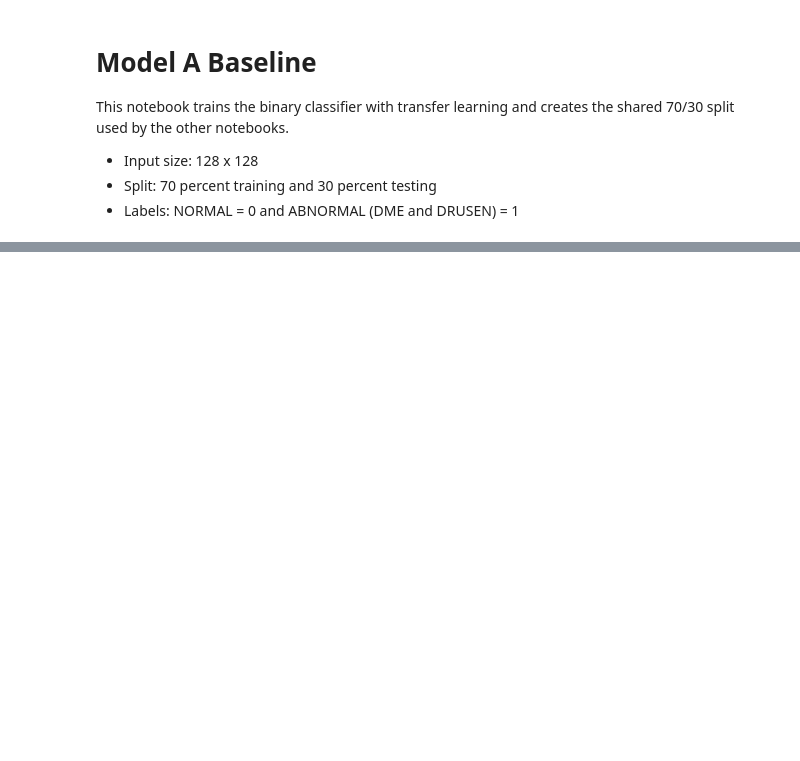
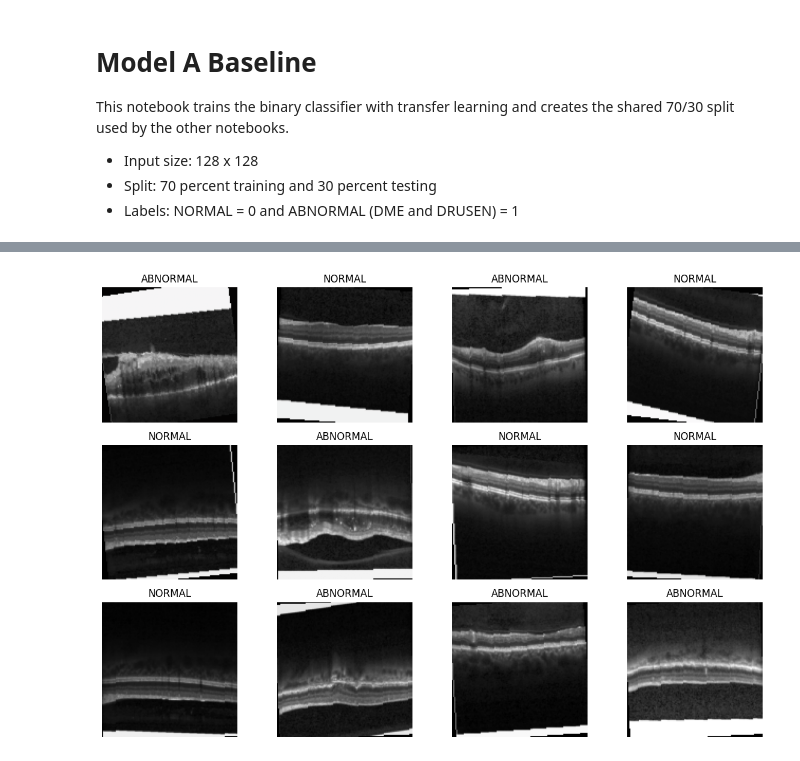
Before and after one commit to ajaydsudhir/OCT-SRGAN, a Jupyter notebook: notebooks/model_a.ipynb, the cells around one changed output, grey strips where cells are left out. Saved outputs shown, nothing was run; the diff lists cells and outputs as text; code cells hidden in the pictures; blank space fills up the shorter version.

```diff
--- a/notebooks/model_a.ipynb
+++ b/notebooks/model_a.ipynb
@@ -35,7 +53,8 @@ torch.backends.cudnn.benchmark = False
 # %%
 label_map = {"NORMAL": 0, "DME": 1, "DRUSEN": 1}
 
-# Locate the project root directory.def find_root():
+# Locate the project root directory.
+def find_root():
     cwd = Path.cwd().resolve()
     for root in [cwd, *cwd.parents]:
         if (root / "notebooks").exists() and (root / "requirements.txt").exists():
@@ -45,7 +64,8 @@ label_map = {"NORMAL": 0, "DME": 1, "DRUSEN": 1}
             return root
     return cwd
 
-# Locate the dataset directory.def find_data(root_dir):
+# Locate the dataset directory.
+def find_data(root_dir):
     data_dir = root_dir / "data"
     if (data_dir / "train").exists() and (data_dir / "test").exists():
         return data_dir
@@ -85,6 +112,7 @@ learn_rate = 1e-4
 worker_n = 2
 # %%
-# Collect image paths and binary labels.def collect_rows(data_dir):
+# Collect image paths and binary labels.
+def collect_rows(data_dir):
     ext_set = {".tif"}
     row_list = []
     if not data_dir.exists():
@@ -150,15 +187,19 @@ eval_tf = transforms.Compose([
     transforms.Normalize([0.485, 0.456, 0.406], [0.229, 0.224, 0.225]),
 ])
 
-# Dataset wrapper for OCT image classification.class OCTSet(Dataset):
-    # Initialize class state.    def __init__(self, data_df, img_tf):
+# Dataset wrapper for OCT image classification.
+class OCTSet(Dataset):
+    # Initialize class state.
+    def __init__(self, data_df, img_tf):
         self.data_df = data_df.reset_index(drop=True)
         self.img_tf = img_tf
 
-    # Return the dataset size.    def __len__(self):
+    # Return the dataset size.
+    def __len__(self):
         return len(self.data_df)
 
-    # Return a single sample.    def __getitem__(self, idx):
+    # Return a single sample.
+    def __getitem__(self, idx):
         row = self.data_df.iloc[idx]
         img = Image.open(row["path"]).convert("RGB")
         img_x = self.img_tf(img)
@@ -171,33 +212,35 @@ test_set = OCTSet(test_df, eval_tf)
 train_loader = DataLoader(
     train_set,
     batch_size=batch_size,
     shuffle=True,
     num_workers=worker_n,
     pin_memory=True,
 )
 test_loader = DataLoader(
     test_set,
     batch_size=batch_size,
     shuffle=False,
     num_workers=worker_n,
     pin_memory=True,
 )
 
 # Below is to help visualize some of the training images after transformations, denormalizing them back to [0, 1] range for display.
 def denorm_img(img_x):
     img_mean = torch.tensor([0.485, 0.456, 0.406]).view(3, 1, 1)
     img_std = torch.tensor([0.229, 0.224, 0.225]).view(3, 1, 1)
     return (img_x.cpu() * img_std) + img_mean
 
 img_x, img_y = next(iter(train_loader))
 plt.figure(figsize=(12, 8))
 for idx in range(min(12, img_x.size(0))):
     plt.subplot(3, 4, idx + 1)
     plt.imshow(denorm_img(img_x[idx]).permute(1, 2, 0).clamp(0, 1).numpy())
     plt.title("ABNORMAL" if int(img_y[idx].item()) == 1 else "NORMAL")
     plt.axis("off")
 plt.tight_layout()
 plt.show()
+# %% [output]
+[figure, added]
 # %%
 net = models.vgg16(weights=models.VGG16_Weights.IMAGENET1K_V1)
 for param in net.features[:-8].parameters():
```
Also changed, not shown: parts of 6 cells of this notebook, 8 other files.
